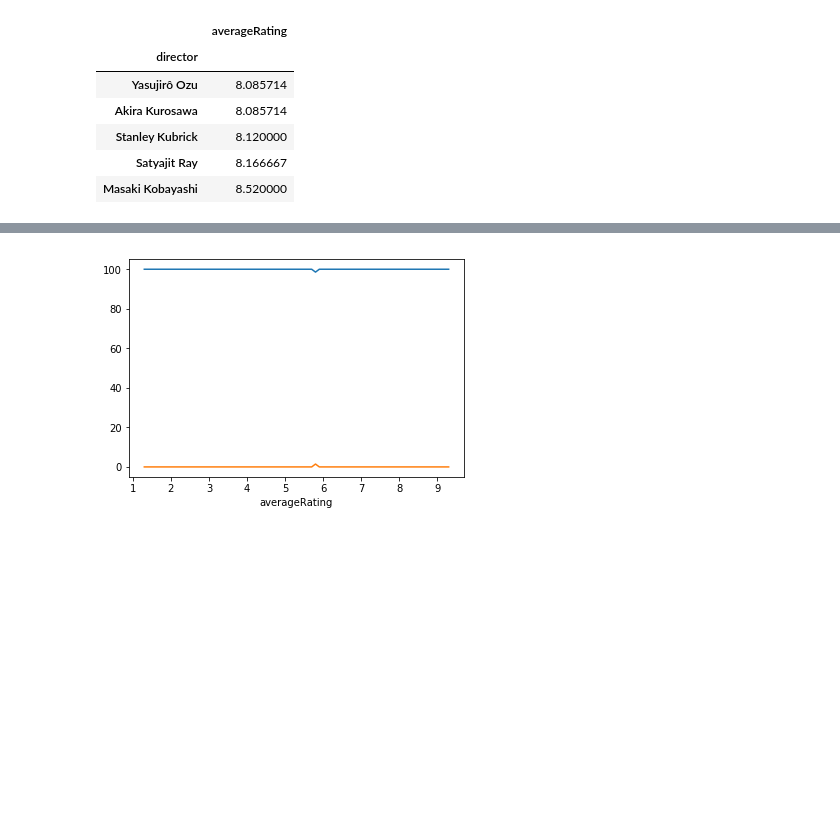
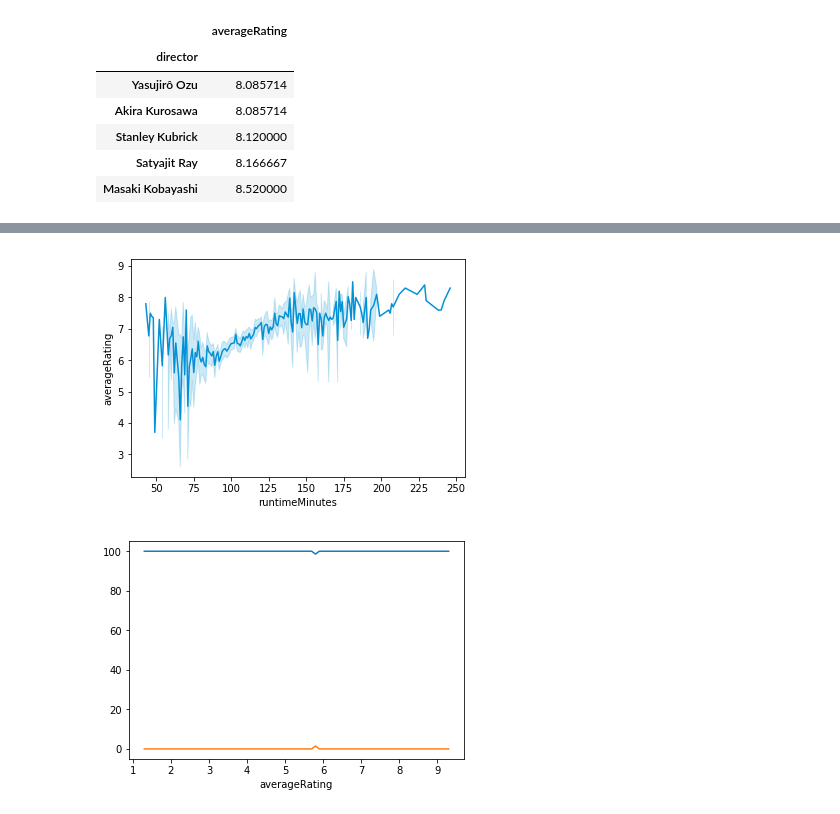
Before and after one commit to LambdaSchool/DS-Unit-1-Sprint-5-Data-Storytelling-Blog-Post, a Jupyter notebook: TristaWeek5.ipynb, the cells around one changed output, grey strips where cells are left out. Drawn from its saved outputs; the diff is of its cells as text; code cells hidden in the pictures; blank space fills up the shorter version.

```diff
--- a/TristaWeek5.ipynb
+++ b/TristaWeek5.ipynb
@@ -458,3 +473,11 @@ ax = sns.lineplot(data=x, color='#0491D5', dashes=False, legend=False);
+# %%
+length = imdb[['runtimeMinutes', 'averageRating']]
+length = length[length['runtimeMinutes']<=250]
+ax = sns.lineplot(data=length, x=length['runtimeMinutes'],
+                  y=length['averageRating'],
+                  color='#0491D5', dashes=False, legend=False);
+# %% [output]
+[figure, added]
 # %%
 #do adult films have a different rating trend than non-adult films?
 x = pd.crosstab(imdb['averageRating'], imdb['isAdult'], normalize='index')*100
```
Also changed, not shown: parts of 6 cells of this notebook.
